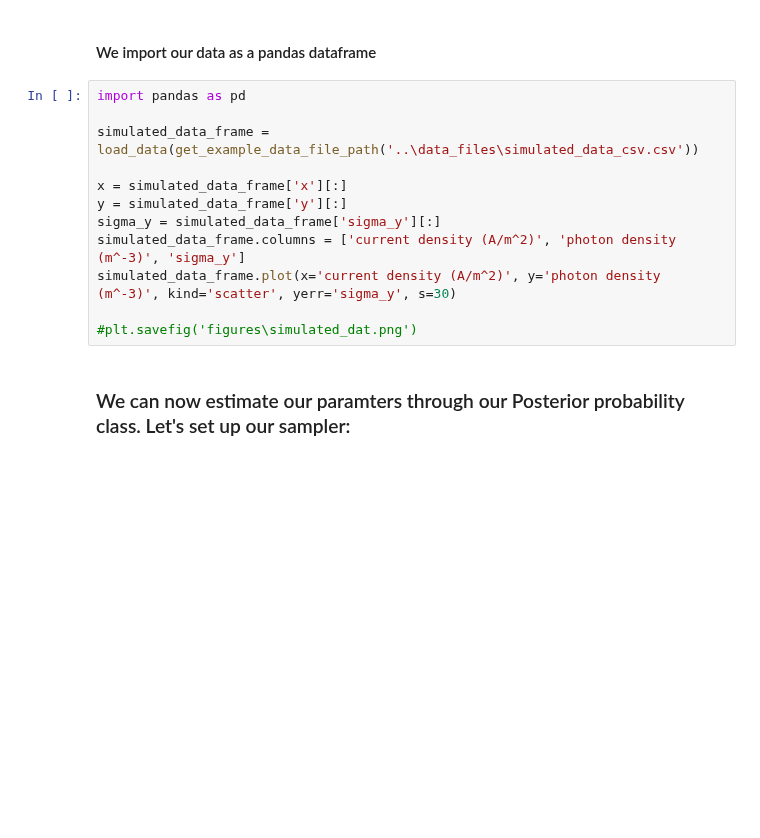
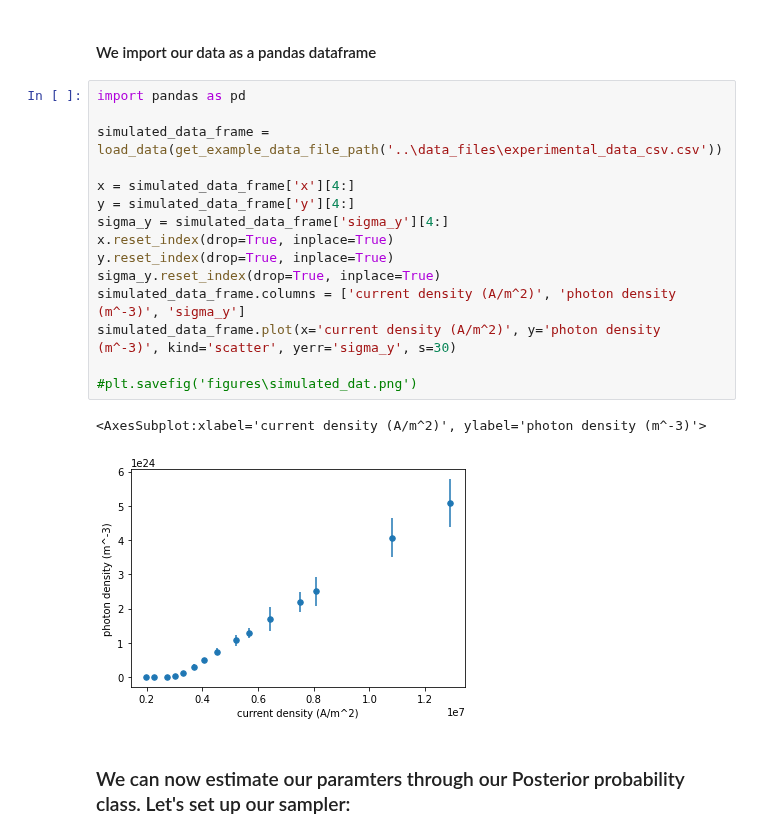
Before and after one commit to phys201/qd_laser_dynamics, a Jupyter notebook: tutorial.ipynb, the cells around one changed output. Drawn from its saved outputs; the diff is of its cells as text; blank space fills up the shorter version.

```diff
--- a/tutorial.ipynb
+++ b/tutorial.ipynb
@@ -89,15 +90,21 @@ Here we upload our simulation data. This data follows directly from the solution
 # %%
 import pandas as pd
 
-simulated_data_frame = load_data(get_example_data_file_path('..\data_files\simulated_data_csv.csv'))
+simulated_data_frame = load_data(get_example_data_file_path('..\data_files\experimental_data_csv.csv'))
 
-x = simulated_data_frame['x'][:]
-y = simulated_data_frame['y'][:]
-sigma_y = simulated_data_frame['sigma_y'][:]
+x = simulated_data_frame['x'][4:]
+y = simulated_data_frame['y'][4:]
+sigma_y = simulated_data_frame['sigma_y'][4:]
+x.reset_index(drop=True, inplace=True)
+y.reset_index(drop=True, inplace=True)
+sigma_y.reset_index(drop=True, inplace=True)
 simulated_data_frame.columns = ['current density (A/m^2)', 'photon density (m^-3)', 'sigma_y']
 simulated_data_frame.plot(x='current density (A/m^2)', y='photon density (m^-3)', kind='scatter', yerr='sigma_y', s=30)
 
 #plt.savefig('figures\simulated_dat.png')
+# %% [output]
+<AxesSubplot:xlabel='current density (A/m^2)', ylabel='photon density (m^-3)'>
+[figure, added]
 # %% [markdown]
 ### We can now estimate our paramters through our Posterior probability class.  Let's set up our sampler:
 # %% [markdown]
```
Also changed, not shown: parts of 7 cells of this notebook, 1 other file.
